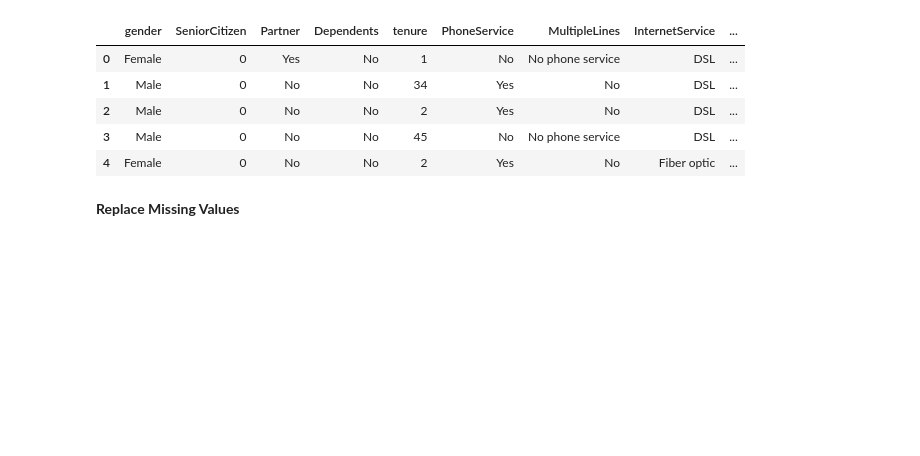
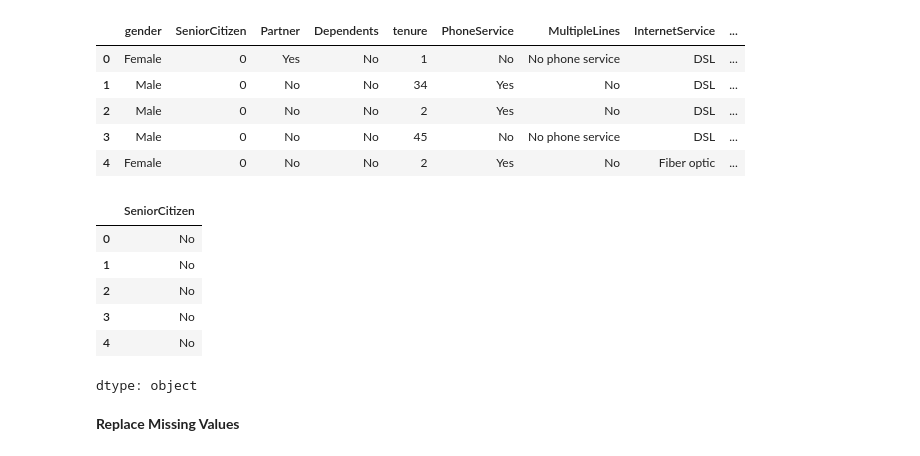
Before and after one commit to JjMyDamnSon/AI_sub, a Jupyter notebook: Classification_Mini-Project.ipynb, the cells around one changed output. Drawn from its saved outputs; the diff is of its cells as text; code cells hidden in the pictures; blank space fills up the shorter version.

```diff
--- a/Classification_Mini-Project.ipynb
+++ b/Classification_Mini-Project.ipynb
@@ -245,6 +245,23 @@ df.head()
 | 2 | Male | 0 | No | No | 2 | Yes | No | DSL | ... |
 | 3 | Male | 0 | No | No | 45 | No | No phone service | DSL | ... |
 | 4 | Female | 0 | No | No | 2 | Yes | No | Fiber optic | ... |
+# %%
+#replace 1,0 values in 'SeniorCitizen' attribute with Yes, No
+df['SeniorCitizen'] = df['SeniorCitizen'].replace(0, 'No')
+df['SeniorCitizen'] = df['SeniorCitizen'].replace(1, 'Yes')
+
+#convert the attribute data type to String
+df['SeniorCitizen'] = df['SeniorCitizen'].astype(str)
+
+df['SeniorCitizen'].head()
+# %% [output]
+|  | SeniorCitizen |
+| 0 | No |
+| 1 | No |
+| 2 | No |
+| 3 | No |
+| 4 | No |
+dtype: object
 # %% [markdown]
 **Replace Missing Values**
 # %%
```
Also changed, not shown: parts of 2 cells of this notebook.
